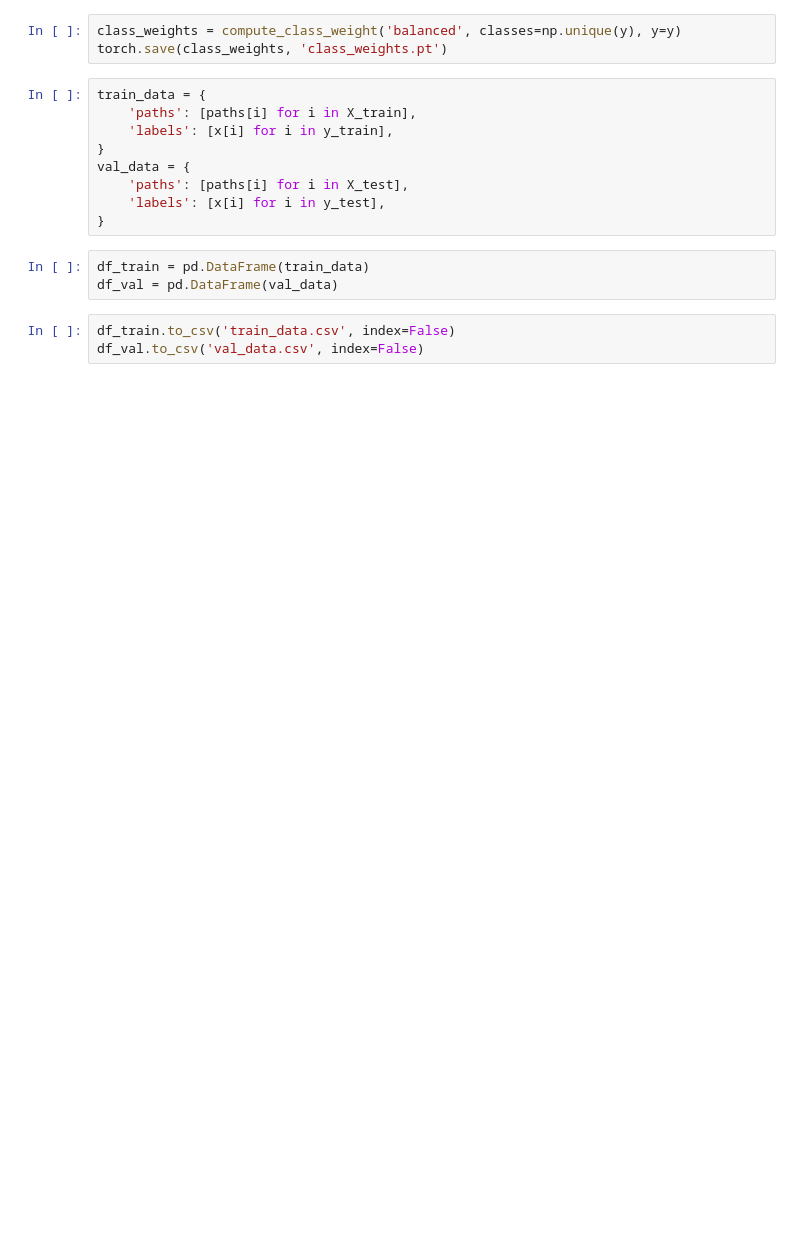
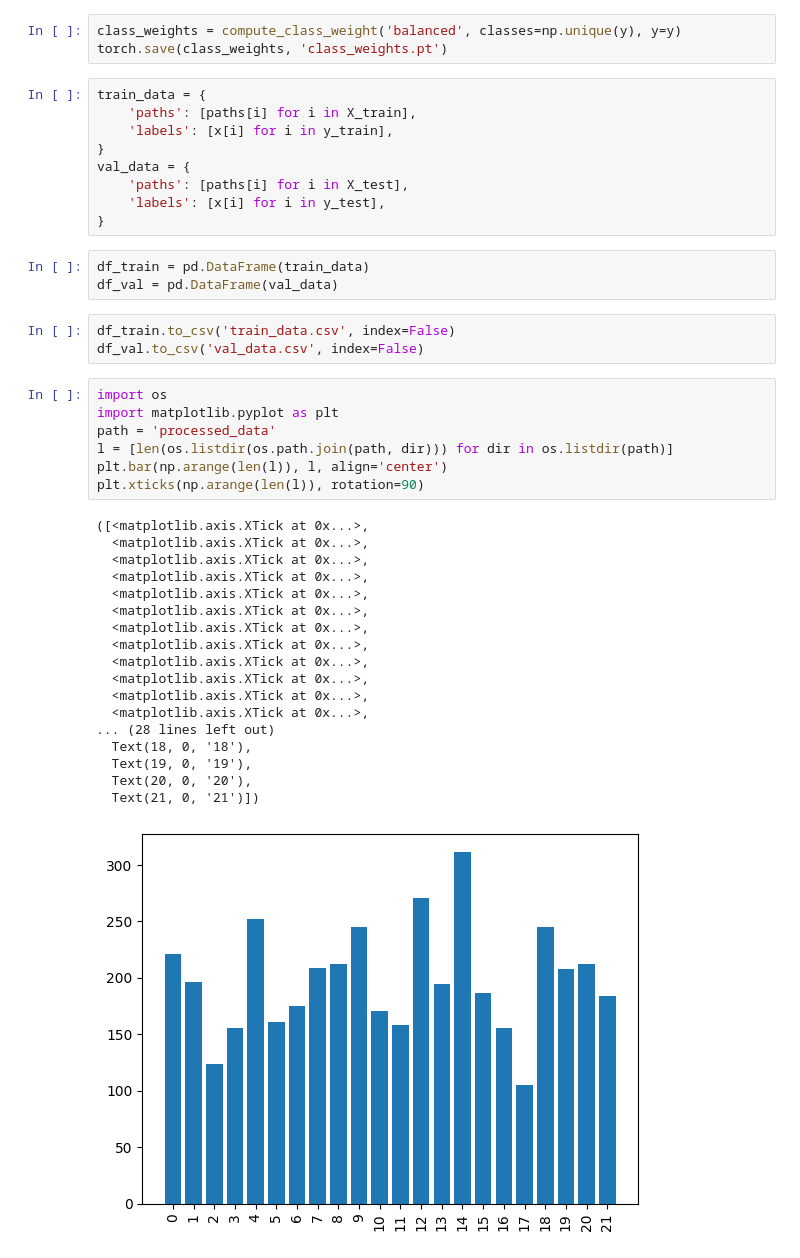
Before and after one commit to letuminnhtuan/Video-Classification, a Jupyter notebook: split_dataset.ipynb, the cells around one changed output. Cells and saved outputs as stored; diff of their text form; blank space fills up the shorter version.

```diff
--- a/split_dataset.ipynb
+++ b/split_dataset.ipynb
@@ -42,3 +42,29 @@ df_val = pd.DataFrame(val_data)
 # %%
 df_train.to_csv('train_data.csv', index=False)
 df_val.to_csv('val_data.csv', index=False)
+# %%
+import os
+import matplotlib.pyplot as plt
+path = 'processed_data'
+l = [len(os.listdir(os.path.join(path, dir))) for dir in os.listdir(path)]
+plt.bar(np.arange(len(l)), l, align='center')
+plt.xticks(np.arange(len(l)), rotation=90)
+# %% [output]
+([<matplotlib.axis.XTick at 0x...>,
+  <matplotlib.axis.XTick at 0x...>,
+  <matplotlib.axis.XTick at 0x...>,
+  <matplotlib.axis.XTick at 0x...>,
+  <matplotlib.axis.XTick at 0x...>,
+  <matplotlib.axis.XTick at 0x...>,
+  <matplotlib.axis.XTick at 0x...>,
+  <matplotlib.axis.XTick at 0x...>,
+  <matplotlib.axis.XTick at 0x...>,
+  <matplotlib.axis.XTick at 0x...>,
+  <matplotlib.axis.XTick at 0x...>,
+  <matplotlib.axis.XTick at 0x...>,
+... (28 lines left out)
+  Text(18, 0, '18'),
+  Text(19, 0, '19'),
+  Text(20, 0, '20'),
+  Text(21, 0, '21')])
+[figure, added]
```
Also changed, not shown: parts of 1 cell of this notebook, 12 other files.
